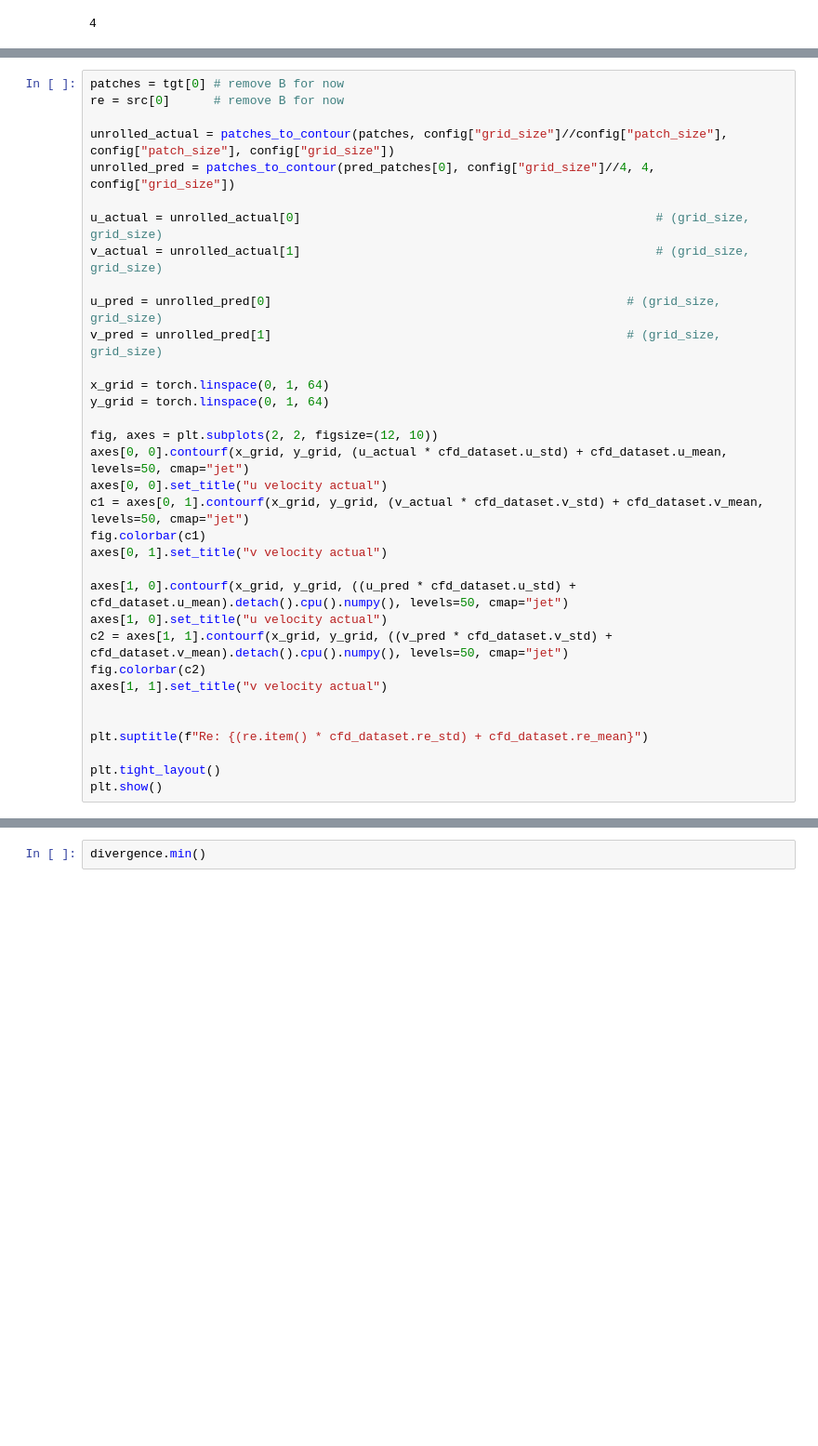
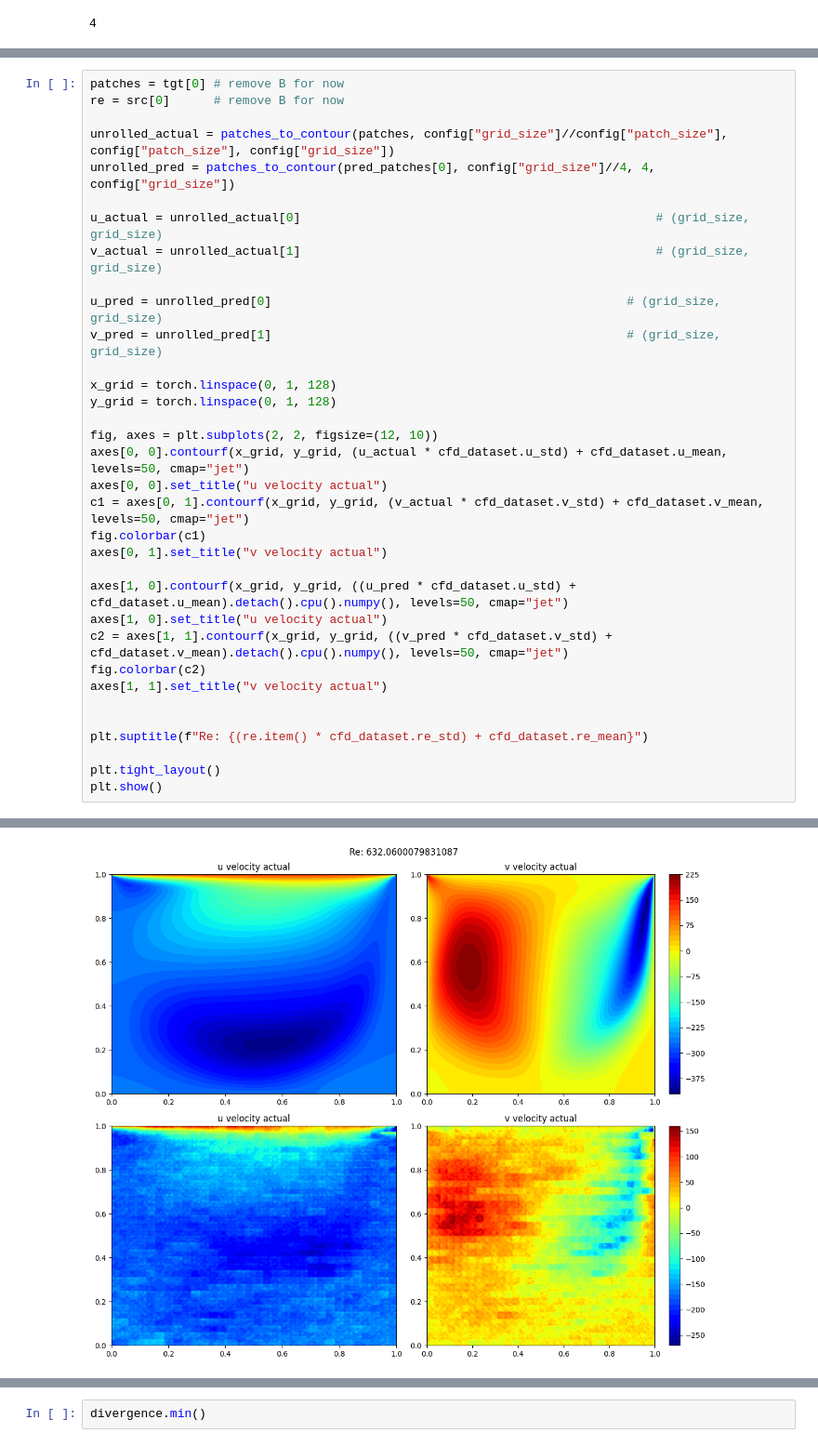
Before and after one commit to Mafaz03/Machine-Vision-Transformer, a Jupyter notebook: train.ipynb, the cells around one changed output, grey strips where cells are left out. Shown at 93% size. Saved outputs shown, nothing was run; the diff lists cells and outputs as text; blank space fills up the shorter version.

```diff
--- a/train.ipynb
+++ b/train.ipynb
@@ -89,8 +85,8 @@ v_actual = unrolled_actual[1]                                                 #
 u_pred = unrolled_pred[0]                                                 # (grid_size, grid_size)
 v_pred = unrolled_pred[1]                                                 # (grid_size, grid_size)
 
-x_grid = torch.linspace(0, 1, 64)
-y_grid = torch.linspace(0, 1, 64)
+x_grid = torch.linspace(0, 1, 128)
+y_grid = torch.linspace(0, 1, 128)
 
 fig, axes = plt.subplots(2, 2, figsize=(12, 10))
 axes[0, 0].contourf(x_grid, y_grid, (u_actual * cfd_dataset.u_std) + cfd_dataset.u_mean, levels=50, cmap="jet")
@@ -115,3 +110,4 @@ RuntimeError: shape '[32, 32, 2, 4, 4]' is invalid for input of size 8192
+[figure, added]
 # %%
 u_np = u_actual.detach().numpy()
 v_np = v_actual.detach().numpy()
```
Also changed, not shown: parts of 6 cells of this notebook, 1 other file.
